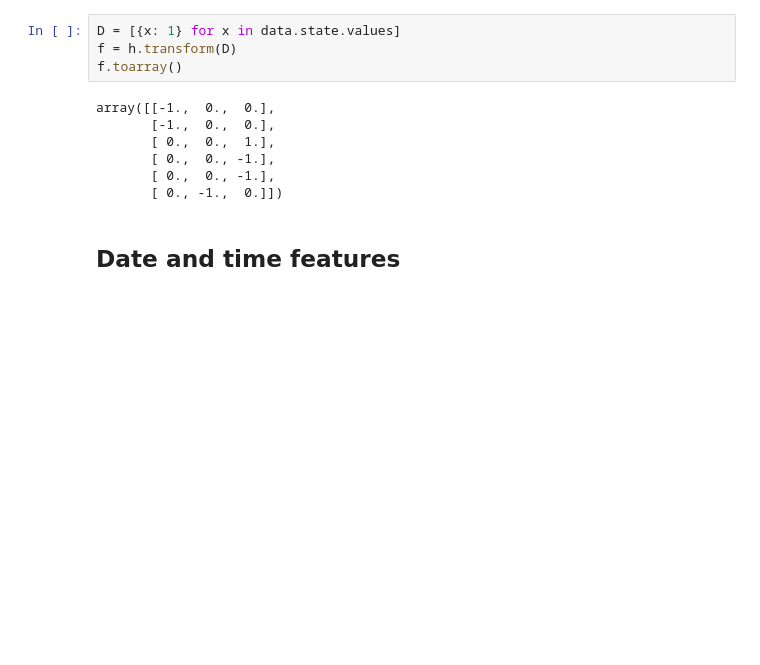
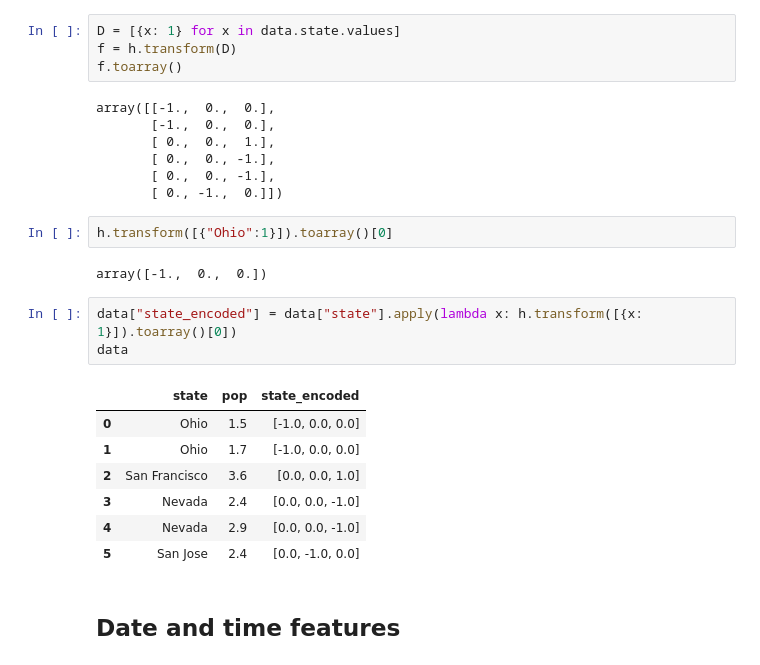
Before and after one commit to yanneta/ML-notebooks, a Jupyter notebook: feature_eng_lecture.ipynb, the cells around one changed output. Drawn from its saved outputs; the diff is of its cells as text; blank space fills up the shorter version.

```diff
--- a/feature_eng_lecture.ipynb
+++ b/feature_eng_lecture.ipynb
@@ -415,6 +425,21 @@ array([[-1.,  0.,  0.],
        [ 0.,  0., -1.],
        [ 0.,  0., -1.],
        [ 0., -1.,  0.]])
+# %%
+h.transform([{"Ohio":1}]).toarray()[0]
+# %% [output]
+array([-1.,  0.,  0.])
+# %%
+data["state_encoded"] = data["state"].apply(lambda x: h.transform([{x: 1}]).toarray()[0])
+data
+# %% [output]
+|  | state | pop | state_encoded |
+| 0 | Ohio | 1.5 | [-1.0, 0.0, 0.0] |
+| 1 | Ohio | 1.7 | [-1.0, 0.0, 0.0] |
+| 2 | San Francisco | 3.6 | [0.0, 0.0, 1.0] |
+| 3 | Nevada | 2.4 | [0.0, 0.0, -1.0] |
+| 4 | Nevada | 2.9 | [0.0, 0.0, -1.0] |
+| 5 | San Jose | 2.4 | [0.0, -1.0, 0.0] |
 # %% [markdown]
 ## Date and time features
 # %% [markdown]
```
Also changed, not shown: parts of 14 cells of this notebook, 1 other file.
